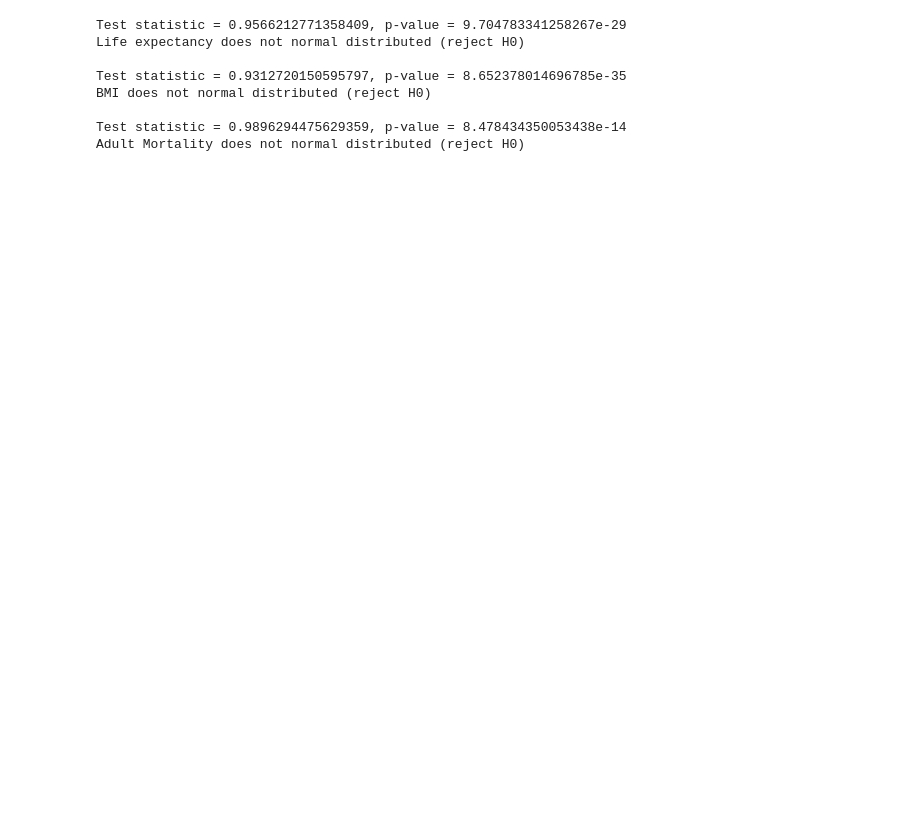
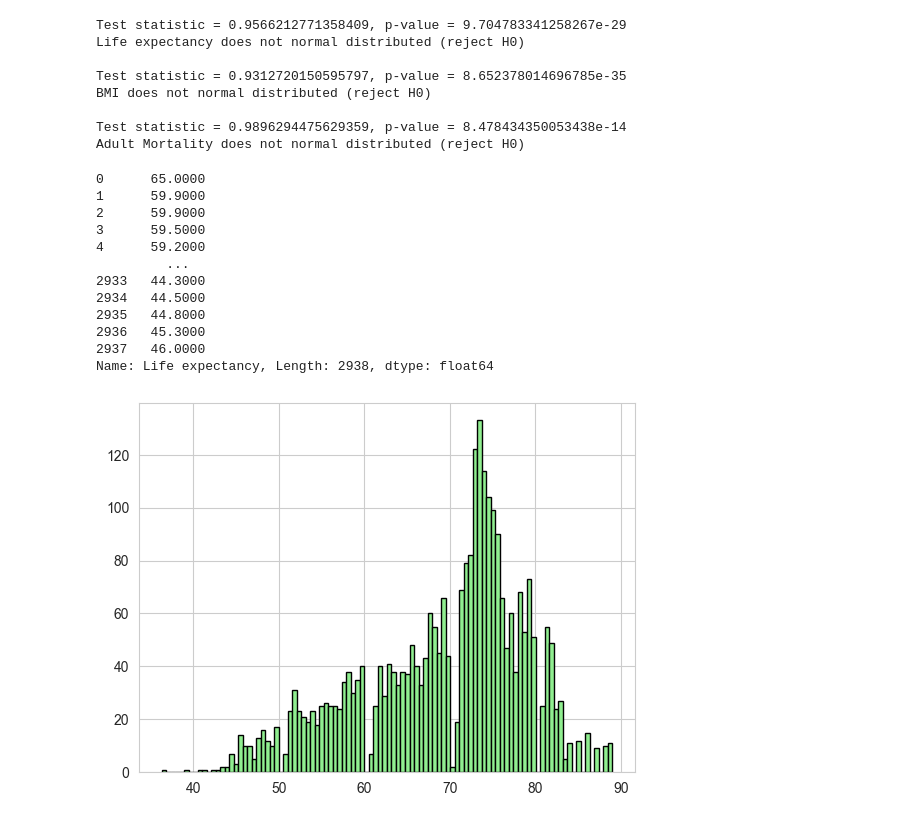
Before and after one commit to ov3ipo/SM_Project, a Jupyter notebook: final.ipynb, the cells around one changed output. Saved outputs shown, nothing was run; the diff lists cells and outputs as text; code cells hidden in the pictures; blank space fills up the shorter version.

```diff
--- a/final.ipynb
+++ b/final.ipynb
@@ -442,3 +534,22 @@ BMI does not normal distributed (reject H0)
 
 Test statistic = 0.9896294475629359, p-value = 8.478434350053438e-14
 Adult Mortality does not normal distributed (reject H0)
+# %%
+import matplotlib.pyplot as plt
+data = df_regress['Life expectancy']
+plt.hist(data, color='lightgreen', ec='black', bins=100)
+print(data)
+# %% [output]
+0      65.0000
+1      59.9000
+2      59.9000
+3      59.5000
+4      59.2000
+         ...
+2933   44.3000
+2934   44.5000
+2935   44.8000
+2936   45.3000
+2937   46.0000
+Name: Life expectancy, Length: 2938, dtype: float64
+[figure, added]
```
Also changed, not shown: parts of 26 cells of this notebook.
